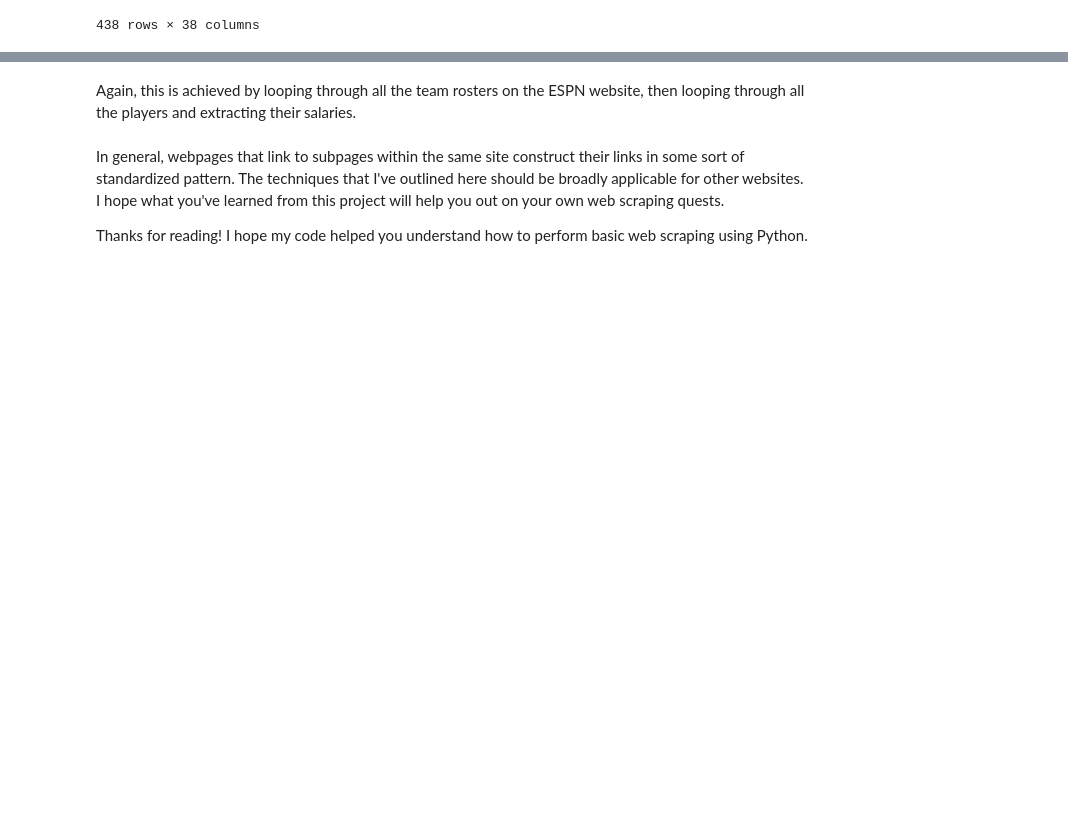
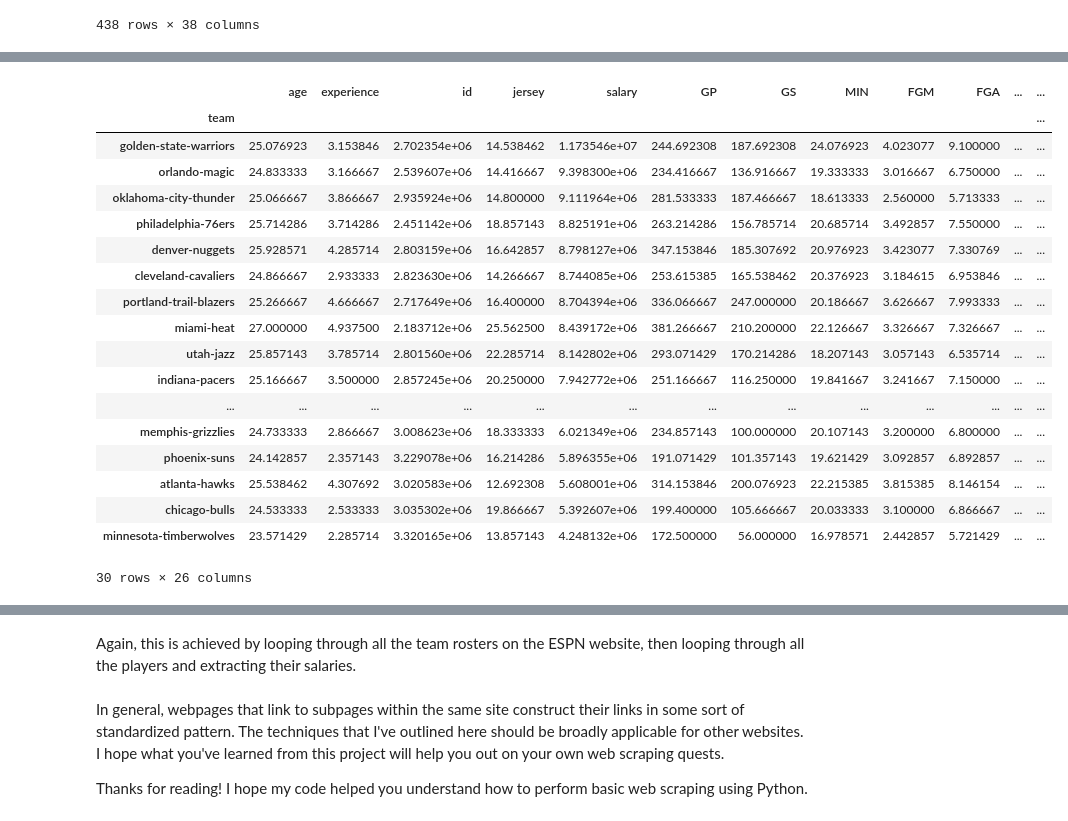
Before and after one commit to erilu/web-scraping-NBA-statistics, a Jupyter notebook: scrape-nba-salaries-notebook.ipynb, the cells around one changed output, grey strips where cells are left out. Cells and saved outputs as stored; diff of their text form; code cells hidden in the pictures; blank space fills up the shorter version.

```diff
--- a/scrape-nba-salaries-notebook.ipynb
+++ b/scrape-nba-salaries-notebook.ipynb
@@ -422,0 +421,22 @@ test = all_stats_df['salary'].values
+# %%
+mean_df.sort_values('salary', ascending=False)
+# %% [output]
+|  | age | experience | id | jersey | salary | GP | GS | MIN | FGM | FGA | ... | ... |
+| team |  |  |  |  |  |  |  |  |  |  |  | ... |
+| golden-state-warriors | 25.076923 | 3.153846 | 2.702354e+06 | 14.538462 | 1.173546e+07 | 244.692308 | 187.692308 | 24.076923 | 4.023077 | 9.100000 | ... | ... |
+| orlando-magic | 24.833333 | 3.166667 | 2.539607e+06 | 14.416667 | 9.398300e+06 | 234.416667 | 136.916667 | 19.333333 | 3.016667 | 6.750000 | ... | ... |
+| oklahoma-city-thunder | 25.066667 | 3.866667 | 2.935924e+06 | 14.800000 | 9.111964e+06 | 281.533333 | 187.466667 | 18.613333 | 2.560000 | 5.713333 | ... | ... |
+| philadelphia-76ers | 25.714286 | 3.714286 | 2.451142e+06 | 18.857143 | 8.825191e+06 | 263.214286 | 156.785714 | 20.685714 | 3.492857 | 7.550000 | ... | ... |
+| denver-nuggets | 25.928571 | 4.285714 | 2.803159e+06 | 16.642857 | 8.798127e+06 | 347.153846 | 185.307692 | 20.976923 | 3.423077 | 7.330769 | ... | ... |
+| cleveland-cavaliers | 24.866667 | 2.933333 | 2.823630e+06 | 14.266667 | 8.744085e+06 | 253.615385 | 165.538462 | 20.376923 | 3.184615 | 6.953846 | ... | ... |
+| portland-trail-blazers | 25.266667 | 4.666667 | 2.717649e+06 | 16.400000 | 8.704394e+06 | 336.066667 | 247.000000 | 20.186667 | 3.626667 | 7.993333 | ... | ... |
+| miami-heat | 27.000000 | 4.937500 | 2.183712e+06 | 25.562500 | 8.439172e+06 | 381.266667 | 210.200000 | 22.126667 | 3.326667 | 7.326667 | ... | ... |
+| utah-jazz | 25.857143 | 3.785714 | 2.801560e+06 | 22.285714 | 8.142802e+06 | 293.071429 | 170.214286 | 18.207143 | 3.057143 | 6.535714 | ... | ... |
+| indiana-pacers | 25.166667 | 3.500000 | 2.857245e+06 | 20.250000 | 7.942772e+06 | 251.166667 | 116.250000 | 19.841667 | 3.241667 | 7.150000 | ... | ... |
+| ... | ... | ... | ... | ... | ... | ... | ... | ... | ... | ... | ... | ... |
+| memphis-grizzlies | 24.733333 | 2.866667 | 3.008623e+06 | 18.333333 | 6.021349e+06 | 234.857143 | 100.000000 | 20.107143 | 3.200000 | 6.800000 | ... | ... |
+| phoenix-suns | 24.142857 | 2.357143 | 3.229078e+06 | 16.214286 | 5.896355e+06 | 191.071429 | 101.357143 | 19.621429 | 3.092857 | 6.892857 | ... | ... |
+| atlanta-hawks | 25.538462 | 4.307692 | 3.020583e+06 | 12.692308 | 5.608001e+06 | 314.153846 | 200.076923 | 22.215385 | 3.815385 | 8.146154 | ... | ... |
+| chicago-bulls | 24.533333 | 2.533333 | 3.035302e+06 | 19.866667 | 5.392607e+06 | 199.400000 | 105.666667 | 20.033333 | 3.100000 | 6.866667 | ... | ... |
+| minnesota-timberwolves | 23.571429 | 2.285714 | 3.320165e+06 | 13.857143 | 4.248132e+06 | 172.500000 | 56.000000 | 16.978571 | 2.442857 | 5.721429 | ... | ... |
+30 rows × 26 columns
```
Also changed, not shown: parts of 8 cells of this notebook.
